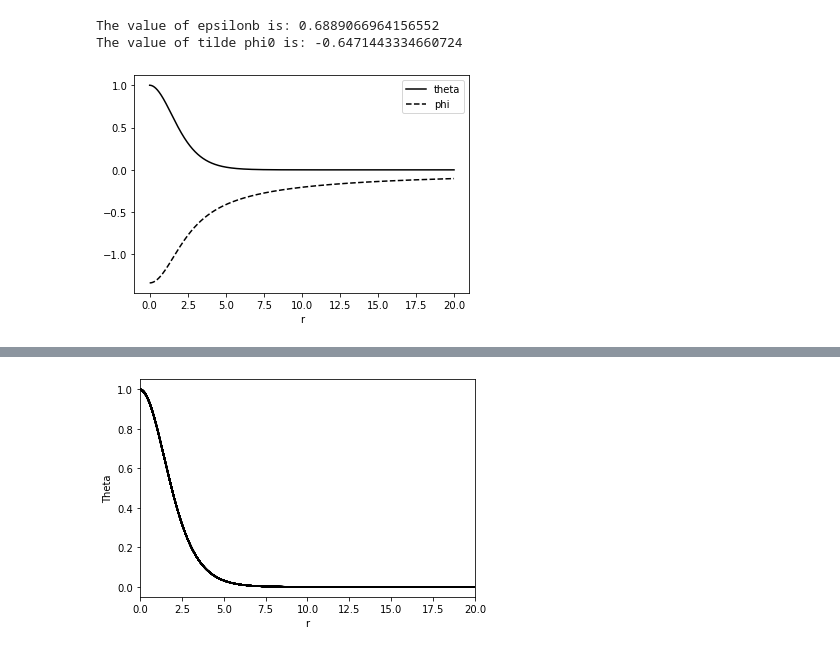
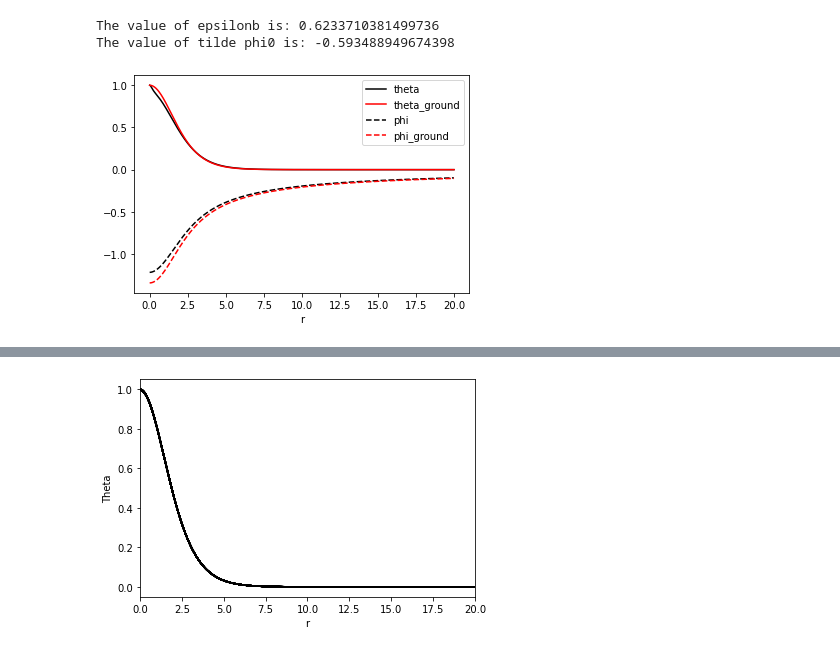
Before and after one commit to gsalinasphys/axionstars, a Jupyter notebook: em_ground_pll.ipynb, the cells around one changed output, grey strips where cells are left out. Cells and saved outputs as stored; diff of their text form; code cells hidden in the pictures.

```diff
--- a/dilute_ground_em.ipynb
+++ b/em_ground_pll.ipynb
@@ -107,20 +47,44 @@ def find_epsilonb(rinterv_loc, Xs):
 # %%
 # Plotting solution
-emparams = [0.1, 0, 0.1] # emparams in the format [scale, center, size]
-phi0_plt = find_sol(emparams)[0]
+rparams = 0, 20, 0.01 # rparams in the format ri, rf, dr
+ri, rf, dr = rparams
+steps = int((rf - ri)//dr)
+rinterv = np.linspace(ri, rf, steps, endpoint=True)
+
+emparams = [10, 0, 0.1] # emparams in the format [scale, center, size]
+phi0_plt = find_sol(emparams, rparams)[0]
 Xbc_plt = np.array([1, 0, phi0_plt, 0])
-Xs, bpoint = rk4(Xbc_plt, emparams)
+Xs, bpoint = rk4(Xbc_plt, emparams, rparams)
 rinterv_cut, Xs = rinterv[:bpoint], Xs[:, :bpoint]
 
+# emparams_ref = [0, 0, 0.1] # emparams in the format [scale, center, size]
+# phi0_ref = find_sol(emparams_ref, rparams)[0]
+# Xbc_ref = np.array([1, 0, phi0_ref, 0])
+# Xs_ref, bpoint_ref = rk4(Xbc_ref, emparams_ref, rparams)
+# rinterv_cut_ref, Xs_ref = rinterv[:bpoint], Xs_ref[:, :bpoint]
+
+Xs_readflat = np.loadtxt("output/hr_ground.txt")
+rinterv_read = np.linspace(ri, rf, int(len(Xs_readflat)/4), endpoint=True)
+Xs_read = Xs_readflat.reshape(4, int(len(Xs_readflat)/4))
+# Xs_ground = Xs_read[0].T
+# Xs_only, Xs_ground = Xs[0].T, Xs_ref[0].T
+# max_ind = np.max([bpoint, bpoint_ref])
+
+# Xs = rescaled_asymp(Xs, bpoint, rparams)*Xs
+
+
+epsilonb_read = find_epsilonb(rinterv_read, Xs_read)[0]
 epsilonb = find_epsilonb(rinterv_cut, Xs)[0]
 print('The value of epsilonb is:', epsilonb)
 print('The value of tilde phi0 is:', Xs[2].T[0])
 
 plt.plot(rinterv_cut, Xs[0].T, 'k-', label = "theta")
+plt.plot(rinterv_read, Xs_read[0].T, 'r', label = "theta_ground")
 plt.plot(rinterv_cut, Xs[2].T - epsilonb, 'k--', label = "phi")
+plt.plot(rinterv_read, Xs_read[2].T - epsilonb_read, 'r--', label = "phi_ground")
 plt.xlabel("r")
 plt.legend();
 # %% [output]
-The value of epsilonb is: 0.6889066964156552
-The value of tilde phi0 is: -0.6471443334660724
+The value of epsilonb is: 0.6233710381499736
+The value of tilde phi0 is: -0.593488949674398
-[figure, old version]
+[figure, new version]
```
Also changed, not shown: parts of 4 cells of this notebook, 4 other files.
